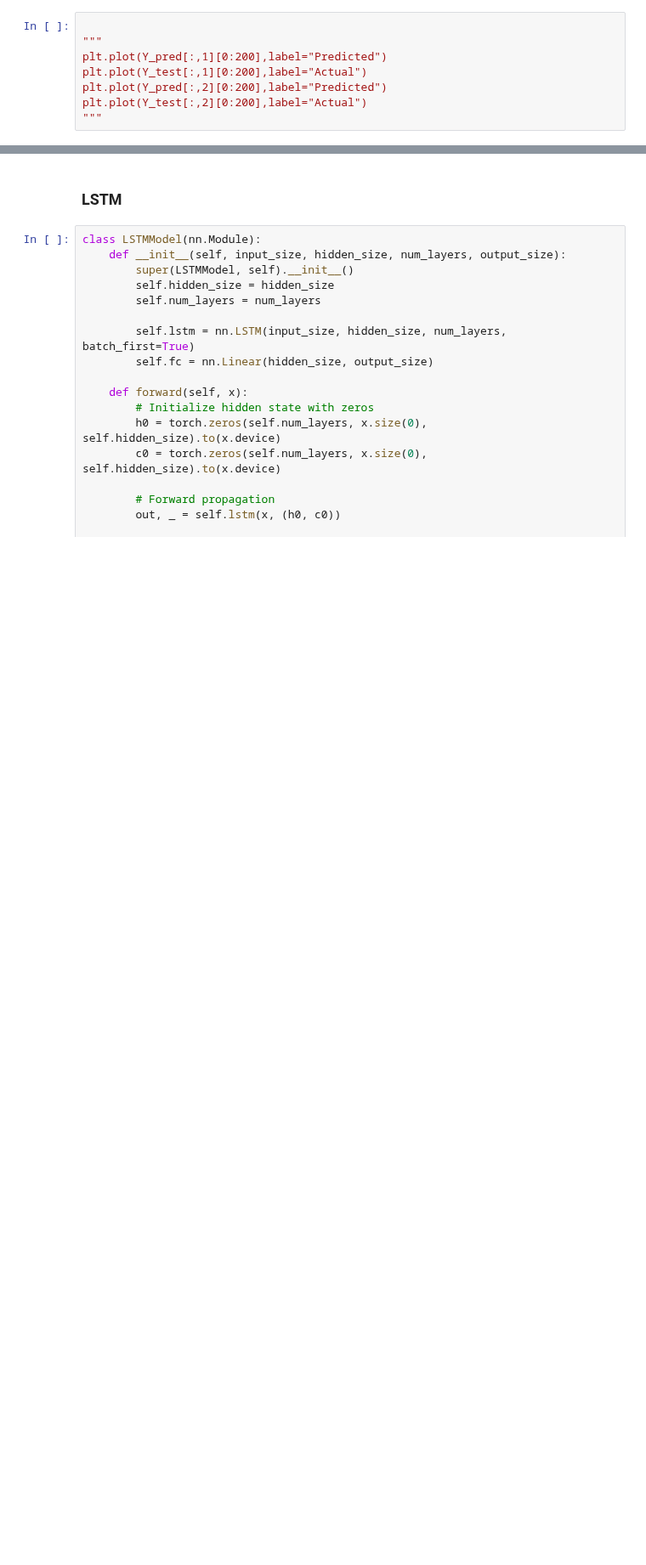
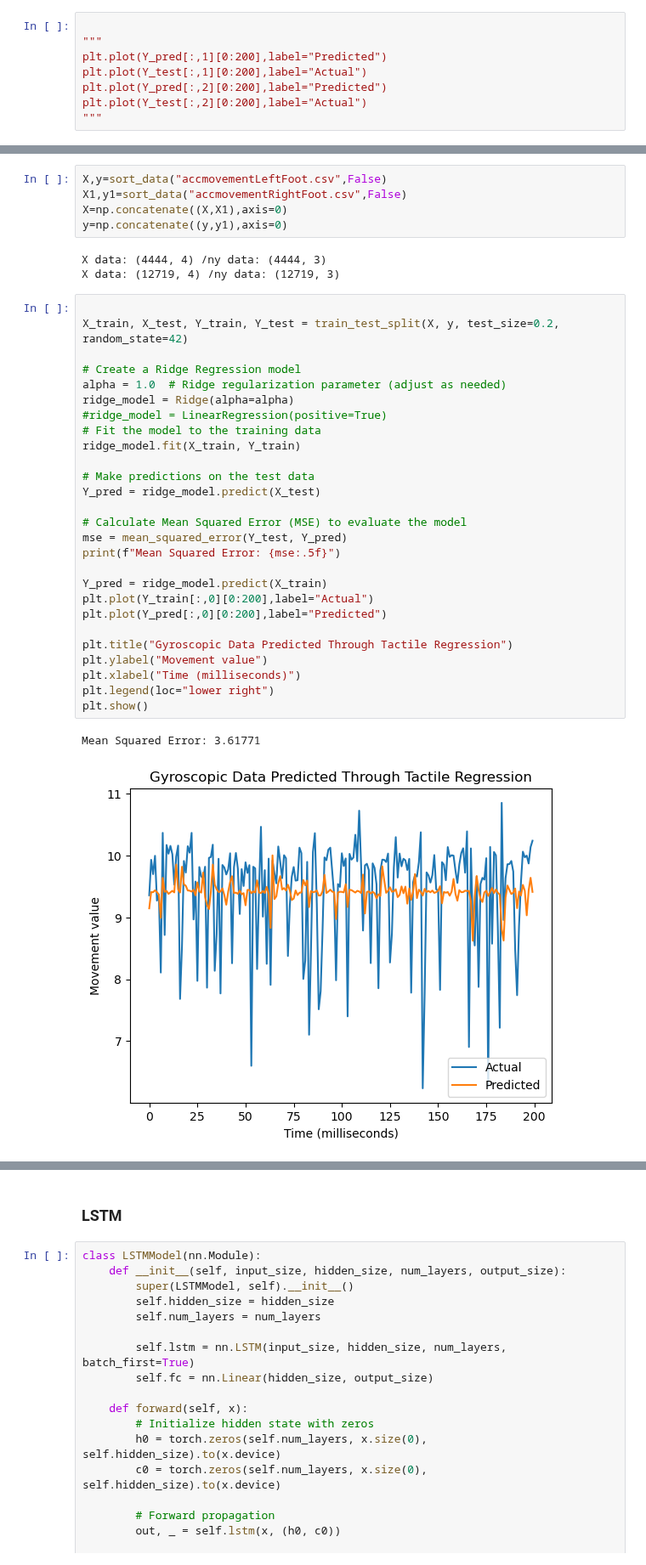
Before and after one commit to shepai/TactileSensor, a Jupyter notebook: Code/Data collection/robot/excel.ipynb, the cells around one changed output, grey strips where cells are left out. Shown at 85% size. Saved outputs shown, nothing was run; the diff lists cells and outputs as text; blank space fills up the shorter version.

```diff
--- a/Code/Data collection/robot/excel.ipynb
+++ b/Code/Data collection/robot/excel.ipynb
@@ -172,0 +203,38 @@ plt.plot(Y_test[:,2][0:200],label="Actual")
+# %%
+X,y=sort_data("accmovementLeftFoot.csv",False)
+X1,y1=sort_data("accmovementRightFoot.csv",False)
+X=np.concatenate((X,X1),axis=0)
+y=np.concatenate((y,y1),axis=0)
+# %% [output]
+X data: (4444, 4) /ny data: (4444, 3)
+X data: (12719, 4) /ny data: (12719, 3)
+# %%
+
+X_train, X_test, Y_train, Y_test = train_test_split(X, y, test_size=0.2, random_state=42)
+
+# Create a Ridge Regression model
+alpha = 1.0  # Ridge regularization parameter (adjust as needed)
+ridge_model = Ridge(alpha=alpha)
+#ridge_model = LinearRegression(positive=True)
+# Fit the model to the training data
+ridge_model.fit(X_train, Y_train)
+
+# Make predictions on the test data
+Y_pred = ridge_model.predict(X_test)
+
+# Calculate Mean Squared Error (MSE) to evaluate the model
+mse = mean_squared_error(Y_test, Y_pred)
+print(f"Mean Squared Error: {mse:.5f}")
+
+Y_pred = ridge_model.predict(X_train)
+plt.plot(Y_train[:,0][0:200],label="Actual")
+plt.plot(Y_pred[:,0][0:200],label="Predicted")
+
+plt.title("Gyroscopic Data Predicted Through Tactile Regression")
+plt.ylabel("Movement value")
+plt.xlabel("Time (milliseconds)")
+plt.legend(loc="lower right")
+plt.show()
+# %% [output]
+Mean Squared Error: 3.61771
+[figure, added]
```
Also changed, not shown: parts of 20 cells of this notebook.
